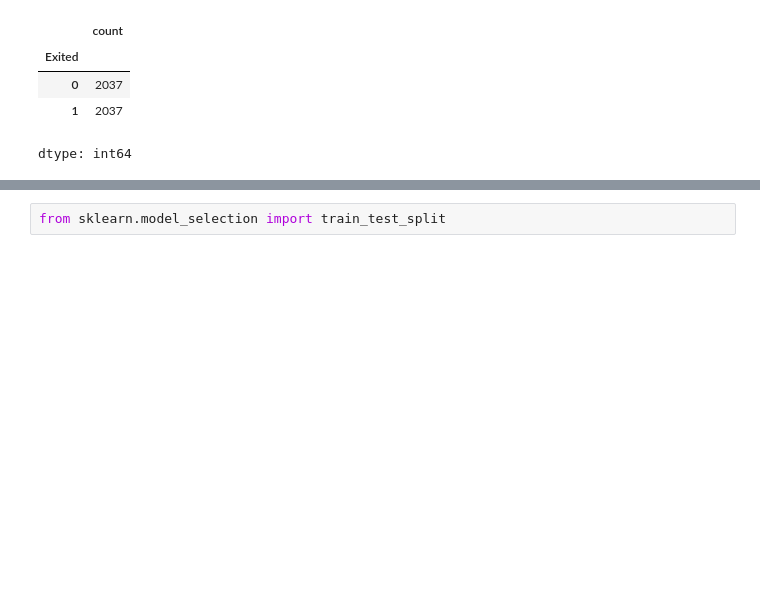
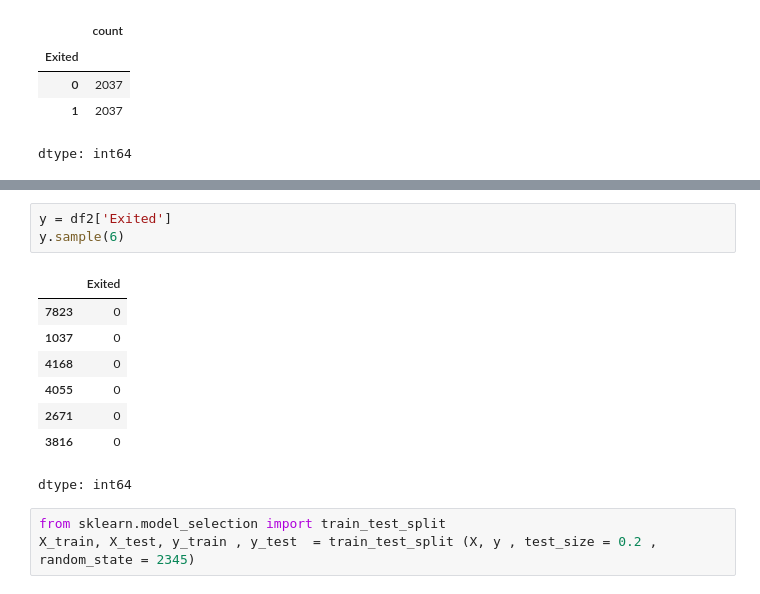
Before and after one commit to babatundeibukun/DEEP-LEARNING-PROJECT---COMPUTER, a Jupyter notebook: data_imbalance_with_sampling.ipynb, the cells around one changed output, grey strips where cells are left out. Cells and saved outputs as stored; diff of their text form; blank space fills up the shorter version.

```diff
--- a/data_imbalance_with_sampling.ipynb
+++ b/data_imbalance_with_sampling.ipynb
@@ -160,2 +168,15 @@ X = df2
+# %%
+y = df2['Exited']
+y.sample(6)
+# %% [output]
+|  | Exited |
+| 7823 | 0 |
+| 1037 | 0 |
+| 4168 | 0 |
+| 4055 | 0 |
+| 2671 | 0 |
+| 3816 | 0 |
+dtype: int64
 # %%
 from sklearn.model_selection import train_test_split
+X_train, X_test, y_train , y_test  = train_test_split (X, y , test_size = 0.2 , random_state = 2345)
```
Also changed, not shown: parts of 2 cells of this notebook.
